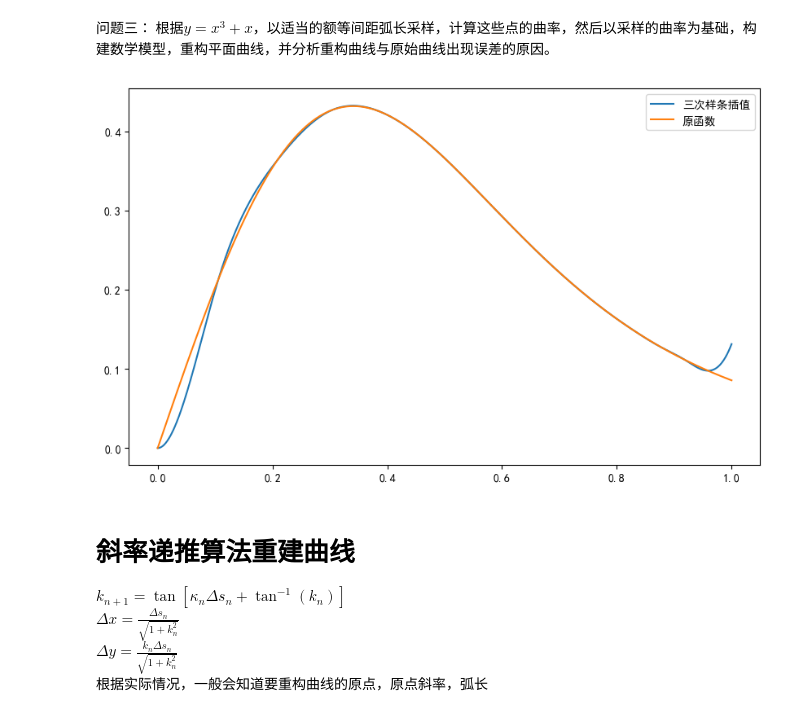
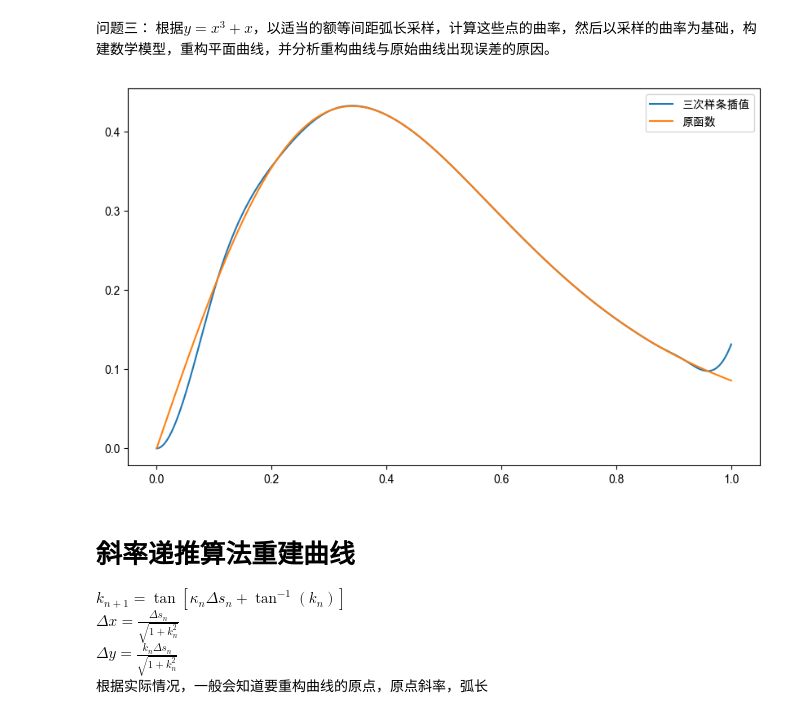
Before and after one commit to JesterHey/2024------, a Jupyter notebook: q3.ipynb, the cells around one changed output. Drawn from its saved outputs; the diff is of its cells as text; code cells hidden in the pictures.

```diff
--- a/q3.ipynb
+++ b/q3.ipynb
@@ -5,9 +5,15 @@
 import scipy
 import numpy as np
 import matplotlib.pyplot as plt
-# 启用汉字
-plt.rcParams['font.sans-serif'] = ['SimHei']
-plt.rcParams['axes.unicode_minus'] = False
+# 获取当前操作系统
+import platform
+sysstr = platform.system()
+if(sysstr =="Windows"):
+    plt.rcParams['font.sans-serif'] = ['SimHei']
+    plt.rcParams['axes.unicode_minus'] = False
+elif(sysstr == "Darwin"):
+    plt.rcParams['font.sans-serif'] = ['Arial Unicode MS']
+    plt.rcParams['axes.unicode_minus'] = False
 def f(x):
     return x**3 + x
 def ds(x):
@@ -24,34 +30,34 @@ l = s / points
 x = [0]
 cur_length = 0
 x0 = 0
 while len(x) < points:
     x0 += 0.0001
     cur_length = scipy.integrate.quad(ds, x[-1], x0)[0] # 计算当前弧长
     if abs(cur_length - l) < 1e-3:
         x.append(x0)
 y = [f(i) for i in x]
 # 计算各个采样点的曲率
 k = []
 for i in range(len(x)):
     k.append(abs(d2f(x[i]) / (1 + df(x[i])**2)**1.5))
 # 三次样条插值重构每个采样点周围的曲率
 cs = scipy.interpolate.CubicSpline(x, k, bc_type='clamped') # 三次样条插值
 # 生成更多点用于插值
 x_interp = np.linspace(0, 1, 1000)
 k_interp = cs(x_interp)
 # 计算原函数中各个点的曲率
 k0 = []
 for i in x_interp:
     k0.append(abs(d2f(i) / (1 + df(i)**2)**1.5))
 # 使用线性插值计算原函数中各个点的曲率
 # 绘图
 plt.figure(figsize=(10, 6))
 plt.plot(x_interp, k_interp, label='三次样条插值')
 plt.plot(x_interp, k0, label='原函数')
 plt.legend()
 plt.show()
 # %% [output]
-[figure, old version]
+[figure, new version]
 # %% [markdown]
 # 斜率递推算法重建曲线
 $k_{n+1} = \tan [\kappa _{n}\Delta s_{n}+\tan^{-1}(k_{n})]$
```
Also changed, not shown: parts of 4 cells of this notebook, 1 other file.
